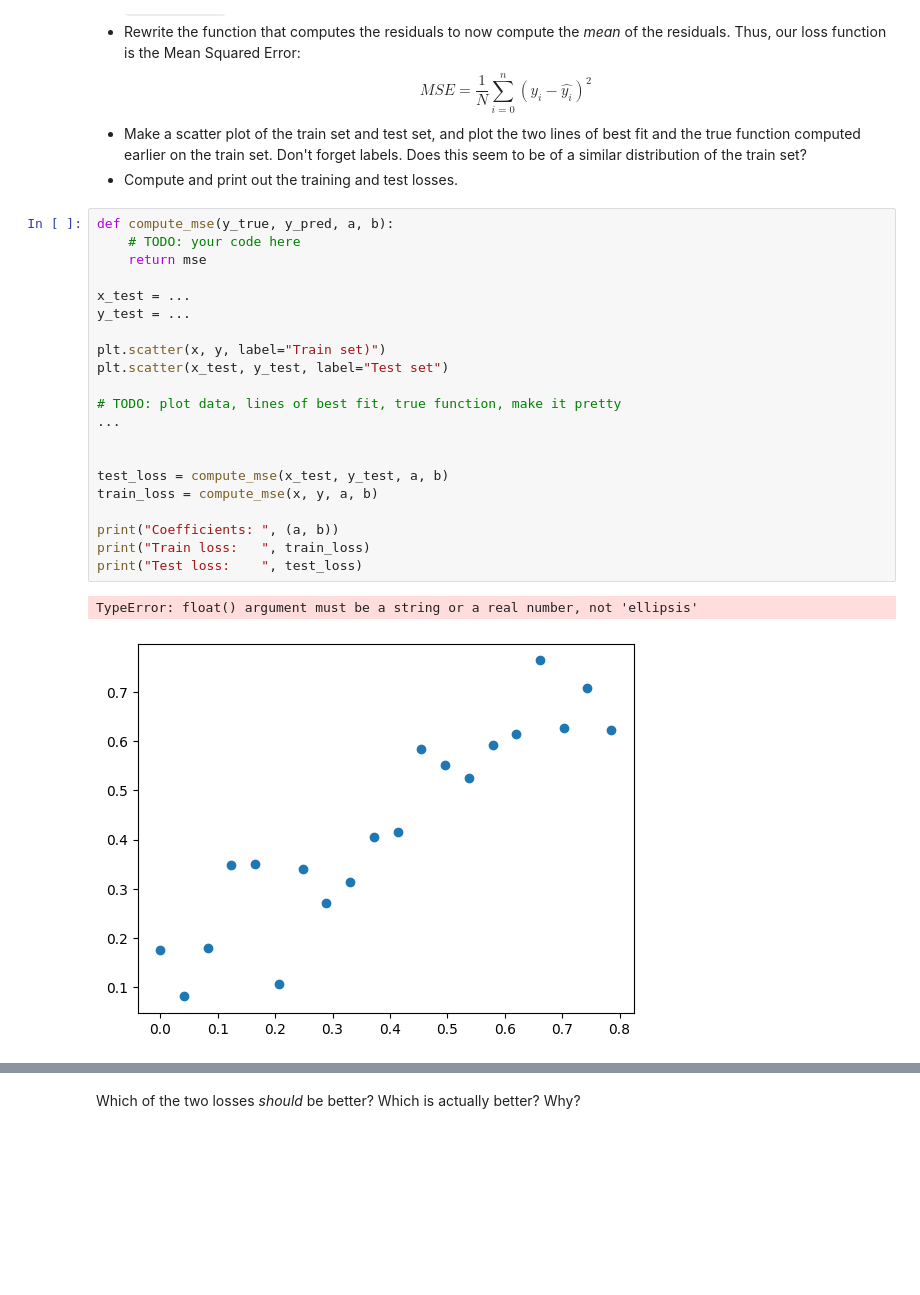
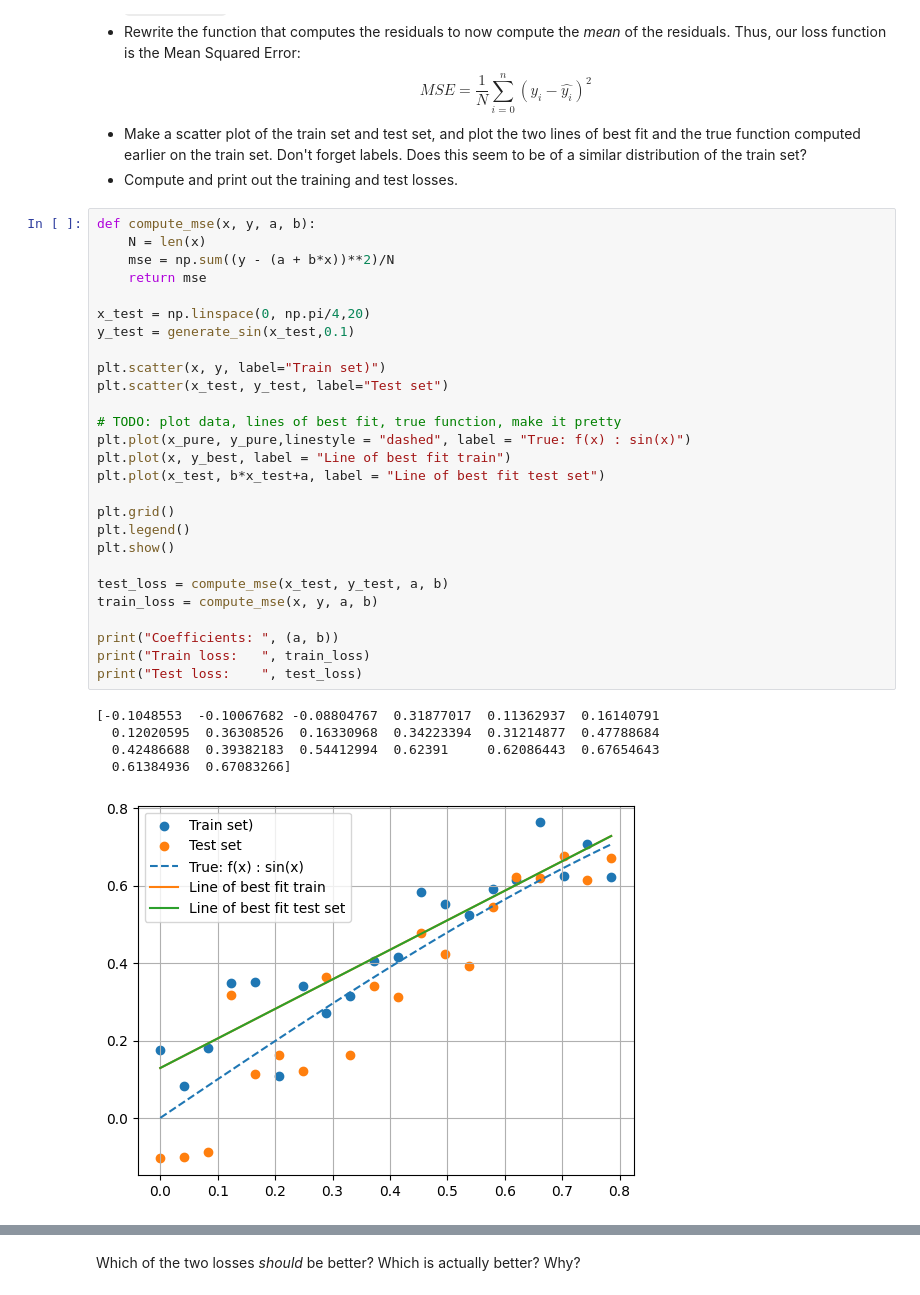
Before and after one commit to annadelpozo/MDL-Turing, a Jupyter notebook: TMDL_2024_25_Assignment_1,_Qs_only.ipynb, the cells around one changed output, grey strips where cells are left out. Drawn from its saved outputs; the diff is of its cells as text; blank space fills up the shorter version.

```diff
--- a/TMDL_2024_25_Assignment_1,_Qs_only.ipynb
+++ b/TMDL_2024_25_Assignment_1,_Qs_only.ipynb
@@ -196,26 +196,35 @@ $$MSE = \frac{1}{N} \sum_{i=0}^{n}(y_i-\hat{y_i})^2$$
 - Make a scatter plot of the train set and test set, and plot the two lines of best fit and the true function computed earlier on the train set. Don't forget labels. Does this seem to be of a similar distribution of the train set?
 - Compute and print out the training and test losses.
 # %%
-def compute_mse(y_true, y_pred, a, b):
-    # TODO: your code here
+def compute_mse(x, y, a, b):
+    N = len(x)
+    mse = np.sum((y - (a + b*x))**2)/N
     return mse
 
-x_test = ...
-y_test = ...
+x_test = np.linspace(0, np.pi/4,20)
+y_test = generate_sin(x_test,0.1)
 
 plt.scatter(x, y, label="Train set)")
 plt.scatter(x_test, y_test, label="Test set")
 
 # TODO: plot data, lines of best fit, true function, make it pretty
-...
+plt.plot(x_pure, y_pure,linestyle = "dashed", label = "True: f(x) : sin(x)")
+plt.plot(x, y_best, label = "Line of best fit train")
+plt.plot(x_test, b*x_test+a, label = "Line of best fit test set")
 
+plt.grid()
+plt.legend()
+plt.show()
 
 test_loss = compute_mse(x_test, y_test, a, b)
 train_loss = compute_mse(x, y, a, b)
 
 print("Coefficients: ", (a, b))
 print("Train loss:   ", train_loss)
 print("Test loss:    ", test_loss)
 # %% [output]
-TypeError: float() argument must be a string or a real number, not 'ellipsis'
+[-0.1048553  -0.10067682 -0.08804767  0.31877017  0.11362937  0.16140791
+  0.12020595  0.36308526  0.16330968  0.34223394  0.31214877  0.47788684
+  0.42486688  0.39382183  0.54412994  0.62391     0.62086443  0.67654643
+  0.61384936  0.67083266]
-[figure, old version]
+[figure, new version]
```
Also changed, not shown: parts of 4 cells of this notebook.
